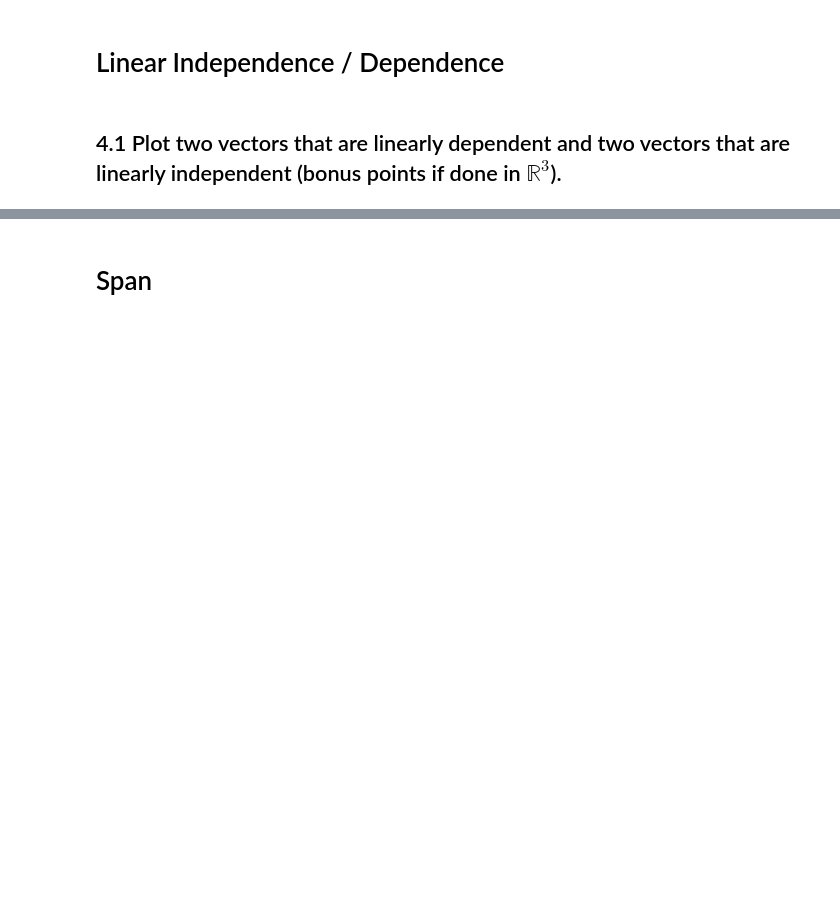
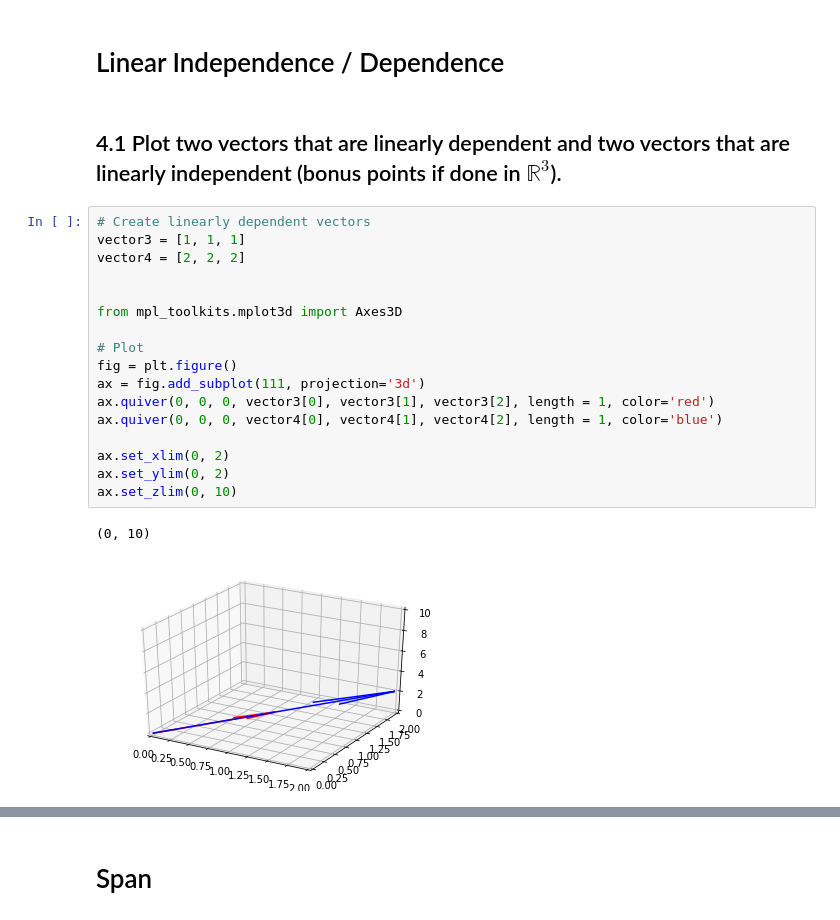
Before and after one commit to ericaburdett/DS-Unit-1-Sprint-3-Linear-Algebra, a Jupyter notebook: module2-intermediate-linear-algebra/Intermediate_Linear_Algebra_Assignment.ipynb, the cells around one changed output, grey strips where cells are left out. Saved outputs shown, nothing was run; the diff lists cells and outputs as text; blank space fills up the shorter version.

```diff
--- a/module2-intermediate-linear-algebra/Intermediate_Linear_Algebra_Assignment.ipynb
+++ b/module2-intermediate-linear-algebra/Intermediate_Linear_Algebra_Assignment.ipynb
@@ -234,3 +287,23 @@ f = \begin{bmatrix} 4 & 12 & 11 & 9 & 2 \end{bmatrix}
 # Linear Independence / Dependence
 # %% [markdown]
 ## 4.1 Plot two vectors that are linearly dependent and two vectors that are linearly independent (bonus points if done in $\mathbb{R}^3$).
+# %%
+# Create linearly dependent vectors
+vector3 = [1, 1, 1]
+vector4 = [2, 2, 2]
+
+
+from mpl_toolkits.mplot3d import Axes3D
+
+# Plot
+fig = plt.figure()
+ax = fig.add_subplot(111, projection='3d')
+ax.quiver(0, 0, 0, vector3[0], vector3[1], vector3[2], length = 1, color='red')
+ax.quiver(0, 0, 0, vector4[0], vector4[1], vector4[2], length = 1, color='blue')
+
+ax.set_xlim(0, 2)
+ax.set_ylim(0, 2)
+ax.set_zlim(0, 10)
+# %% [output]
+(0, 10)
+[figure, added]
```
Also changed, not shown: parts of 15 cells of this notebook.
